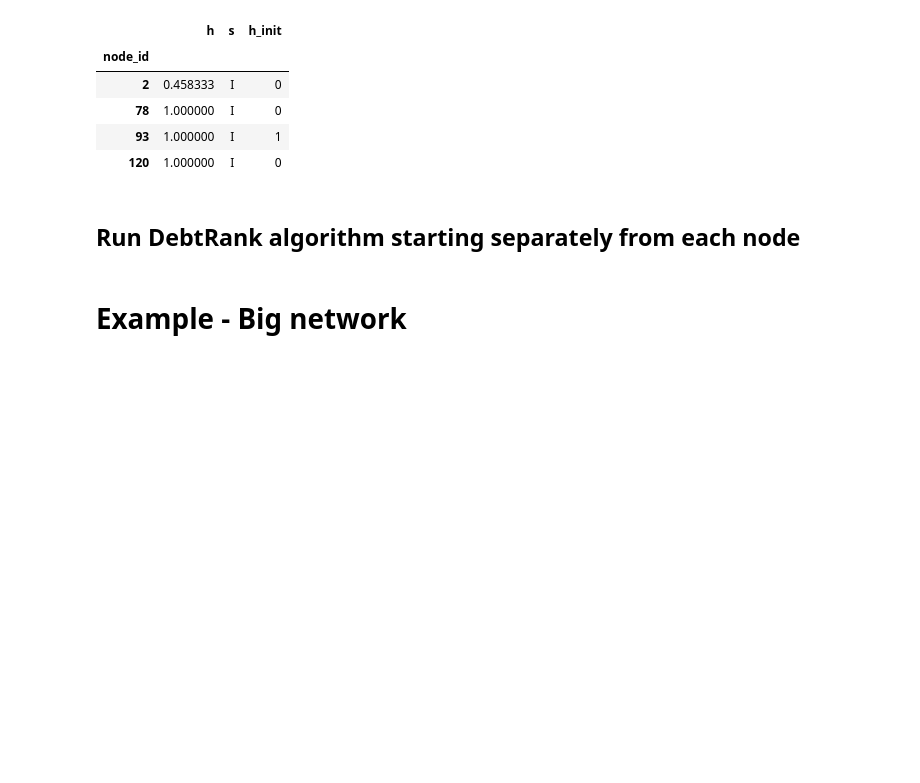
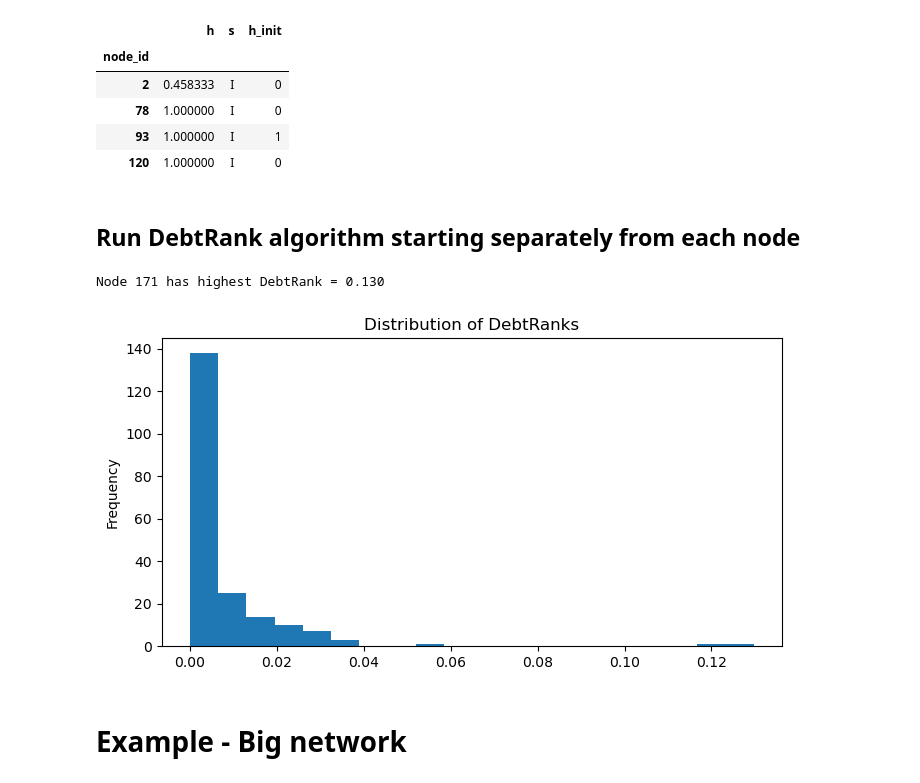
Before and after one commit to NoobQuant/Data_Science_Projects, a Jupyter notebook: stats/network/debtrank_big_graph.ipynb, the cells around one changed output. Cells and saved outputs as stored; diff of their text form; code cells hidden in the pictures; blank space fills up the shorter version.

Commit message:
more stats to debtrank_big_graph.ipynb

```diff
--- a/stats/network/debtrank_big_graph.ipynb
+++ b/stats/network/debtrank_big_graph.ipynb
@@ -236,6 +236,20 @@ for node in tqdm(nodes["node_id"]):
         S_f=[node],
     )
     debtranks[node] = debtrank_calculate(distress[node], nodes_dr)
+# %%
+# Display results
+drs = pd.Series(debtranks)
+fig = plt.figure(figsize=(8, 4))
+ax = fig.add_subplot(1, 1, 1)
+drs.plot.hist(ax=ax, bins=20)
+ax.set_title("Distribution of DebtRanks")
+print("Node {} has highest DebtRank = {:.3f}".format(
+    drs[drs==drs.max()].index[0],
+    drs.max()
+))
+# %% [output]
+Node 171 has highest DebtRank = 0.130
+[figure, added]
 # %% [markdown]
 # Example - Big network
 # %% [markdown]
```
Also changed, not shown: parts of 2 cells of this notebook, 1 other file.
